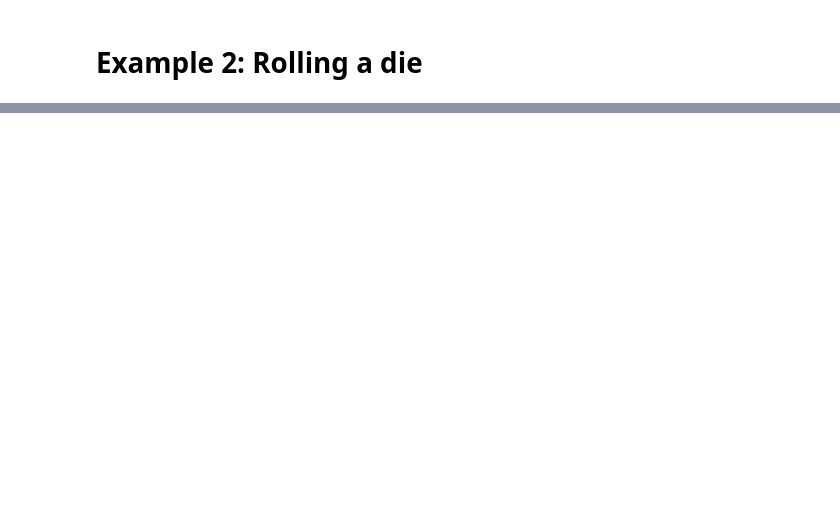
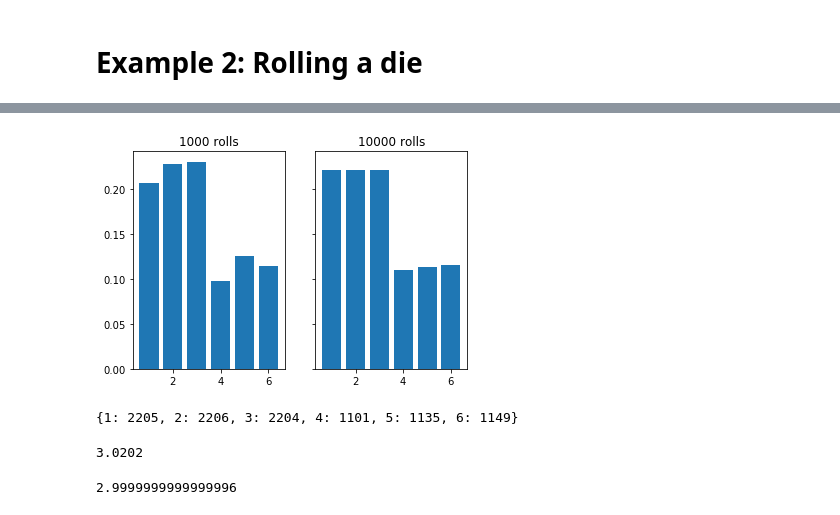
Before and after one commit to uio-bmi/stats_for_cs, a Jupyter notebook: ProbabilityIntro.ipynb, the cells around one changed output, grey strips where cells are left out. Cells and saved outputs as stored; diff of their text form; code cells hidden in the pictures; blank space fills up the shorter version.

Commit message:
add unfair die and expectation

```diff
--- a/ProbabilityIntro.ipynb
+++ b/ProbabilityIntro.ipynb
@@ -174,0 +188,48 @@ plot_outcomes_per_roll(outcomes_per_roll)
+# %%
+# what if we had an unfair die where 1, 2, and 3 where twice as likely to get as 4, 5, and 6?
+
+possible_outcomes_with_proba = dict(zip([1, 2, 3, 4, 5, 6], [2/9, 2/9, 2/9, 1/9, 1/9, 1/9]))
+
+def roll_unfair_die_many_times(possible_outcomes_with_proba: dict, count: int):
+    outcomes = np.random.choice(list(possible_outcomes_with_proba.keys()), size=count,
+                                p=list(possible_outcomes_with_proba.values()))
+    return outcomes
+
+def count_outcomes_per_roll(roll_counts, possible_outcomes_proba, die_roll_func=roll_unfair_die_many_times):
+    result = {}
+    for roll_count in roll_counts:
+        outcomes = die_roll_func(possible_outcomes_with_proba, roll_count)
+        result[f"{roll_count} rolls"] = count_outcomes(outcomes)
+    return result
+
+def plot_outcomes_per_roll(outcomes_per_roll):
+    fig, axs = plt.subplots(1, len(outcomes_per_roll.keys()), clear=True, sharey=True)
+    i = 0
+    for name, roll_summary in outcomes_per_roll.items():
+        x_values = roll_summary.keys()
+        y_values = np.array(list(roll_summary.values()))/sum(roll_summary.values())
+        axs[i].bar(x_values, y_values)
+        axs[i].title.set_text(name)
+        i+=1
+
+outcomes_per_roll = count_outcomes_per_roll(roll_counts, possible_outcomes_with_proba, roll_unfair_die_many_times)
+plot_outcomes_per_roll(outcomes_per_roll)
+# %% [output]
+[figure, added]
+# %%
+# what is the average value out of all these throws?
+
+outcomes_per_roll = outcomes_per_roll['10000 rolls']
+
+print(outcomes_per_roll)
+
+# the average weighted by how many times the number was selected:
+sum([key * value for key, value in outcomes_per_roll.items()]) / sum(list(outcomes_per_roll.values()))
+# %% [output]
+{1: 2205, 2: 2206, 3: 2204, 4: 1101, 5: 1135, 6: 1149}
+3.0202
+# %%
+# same computation but based on the probabilities of getting each number, as we defined above:
+sum([key * value for key, value in possible_outcomes_with_proba.items()])
+# %% [output]
+2.9999999999999996
```
Also changed, not shown: parts of 12 cells of this notebook.
